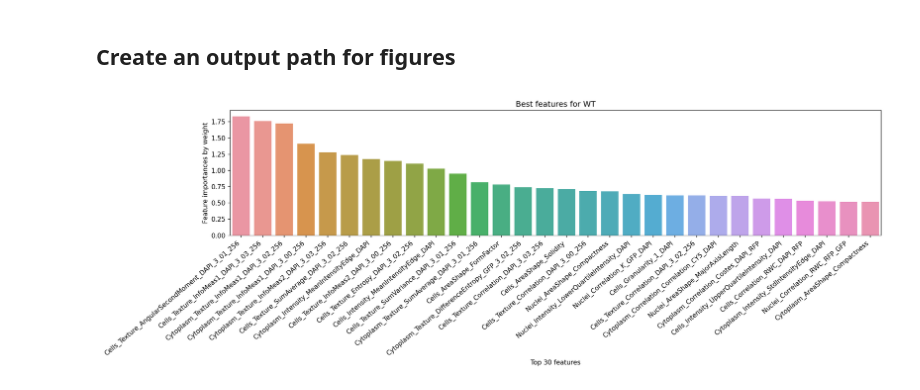
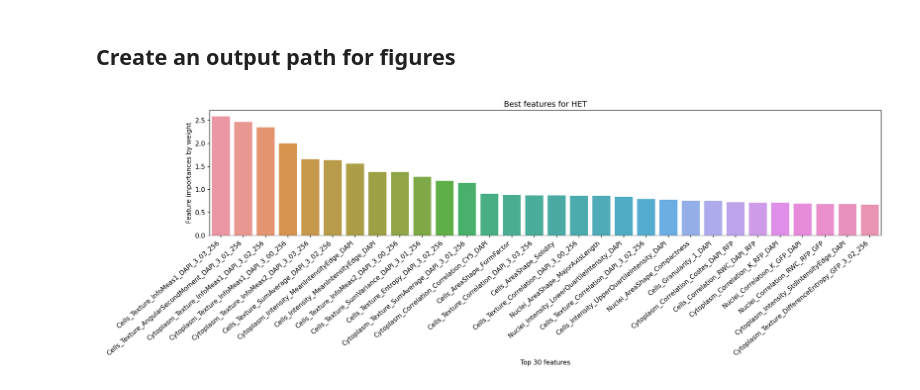
Before and after one commit to WayScience/NF1_SchwannCell_data_analysis, a Jupyter notebook: 2.evaluate_models/feature_selection/avg_lr_plate3_cp_fs_data.ipynb, the cells around one changed output. Saved outputs shown, nothing was run; the diff lists cells and outputs as text; code cells hidden in the pictures.

```diff
--- a/2.evaluate_models/feature_selection/avg_lr_plate3_cp_fs_data.ipynb
+++ b/2.evaluate_models/feature_selection/avg_lr_plate3_cp_fs_data.ipynb
@@ -220,20 +221,21 @@ totfeatimp = totfeatimp.sort_values(ascending=False)
 # %%
 featdf = featdf.sort_values("abs_HET", ascending=False)
 
 disp_feat = 30
+gtype = "HET"
 
 feat_imp = featdf["abs_HET"][:disp_feat]
 col_names = featdf["features"][:disp_feat]
 plt.figure(figsize=(17, 6))
 ax = sns.barplot(x=np.arange(disp_feat), y=feat_imp)
 ax.set_xticklabels(col_names, rotation=40, ha="right")
 plt.ylabel("Feature importances by weight")
 plt.xlabel(f"Top {disp_feat} features")
-plt.title(f"Best features for {genotype}")
+plt.title(f"Best features for {gtype}")
 plt.tight_layout()
-plt.savefig(f"{out_path}/{genotype}_average_feature_importances.png")
+plt.savefig(f"{out_path}/{gtype}_feature_importances_by_weight")
 # %% [output]
-[figure, old version]
+[figure, new version]
 # %%
 for genotype in featdf[pos_genes]:
     feat_imp = featimp[genotype]["featnorm_avg_norm"][:disp_feat]
```
Also changed, not shown: parts of 6 cells of this notebook, 12 other files.
